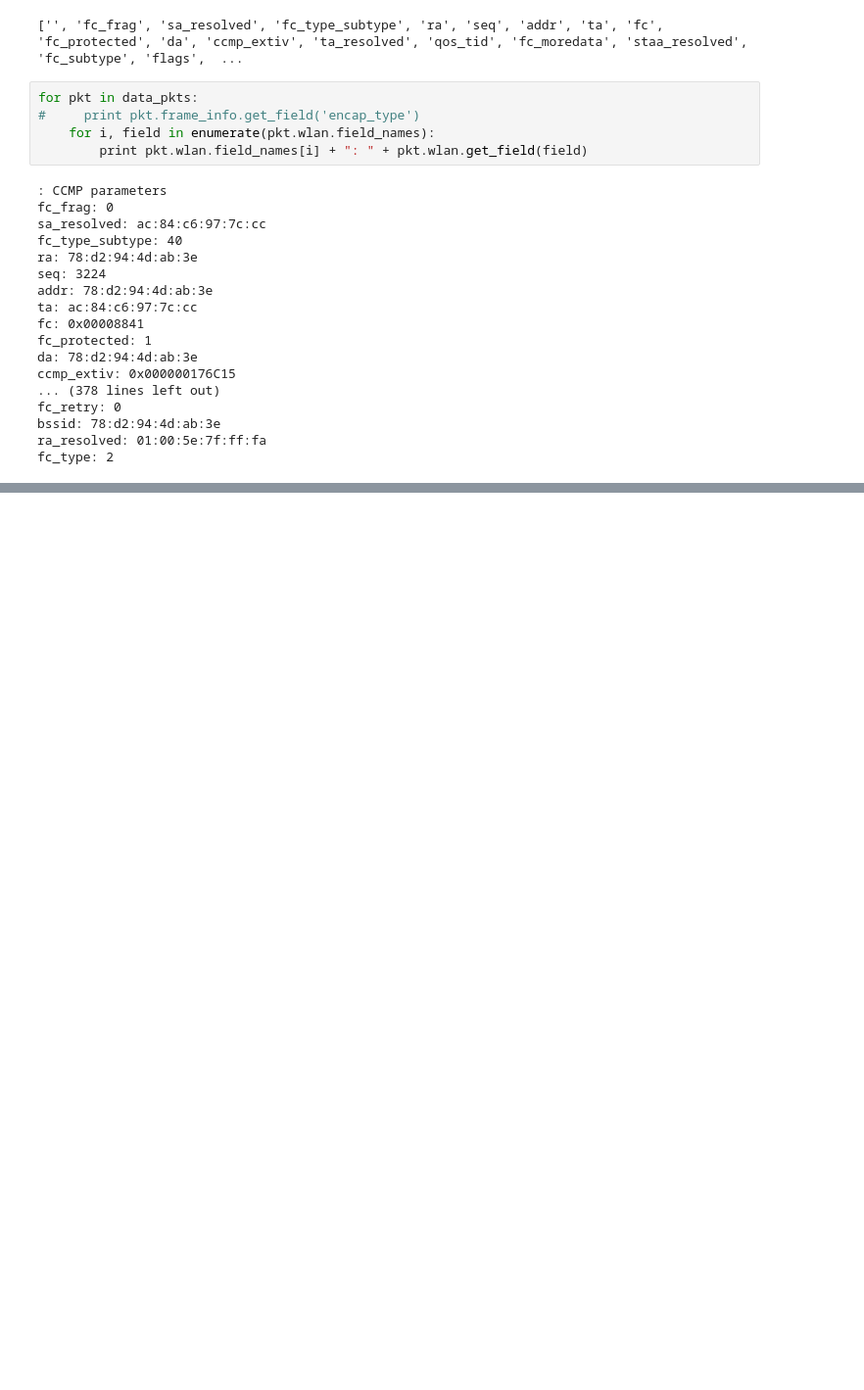
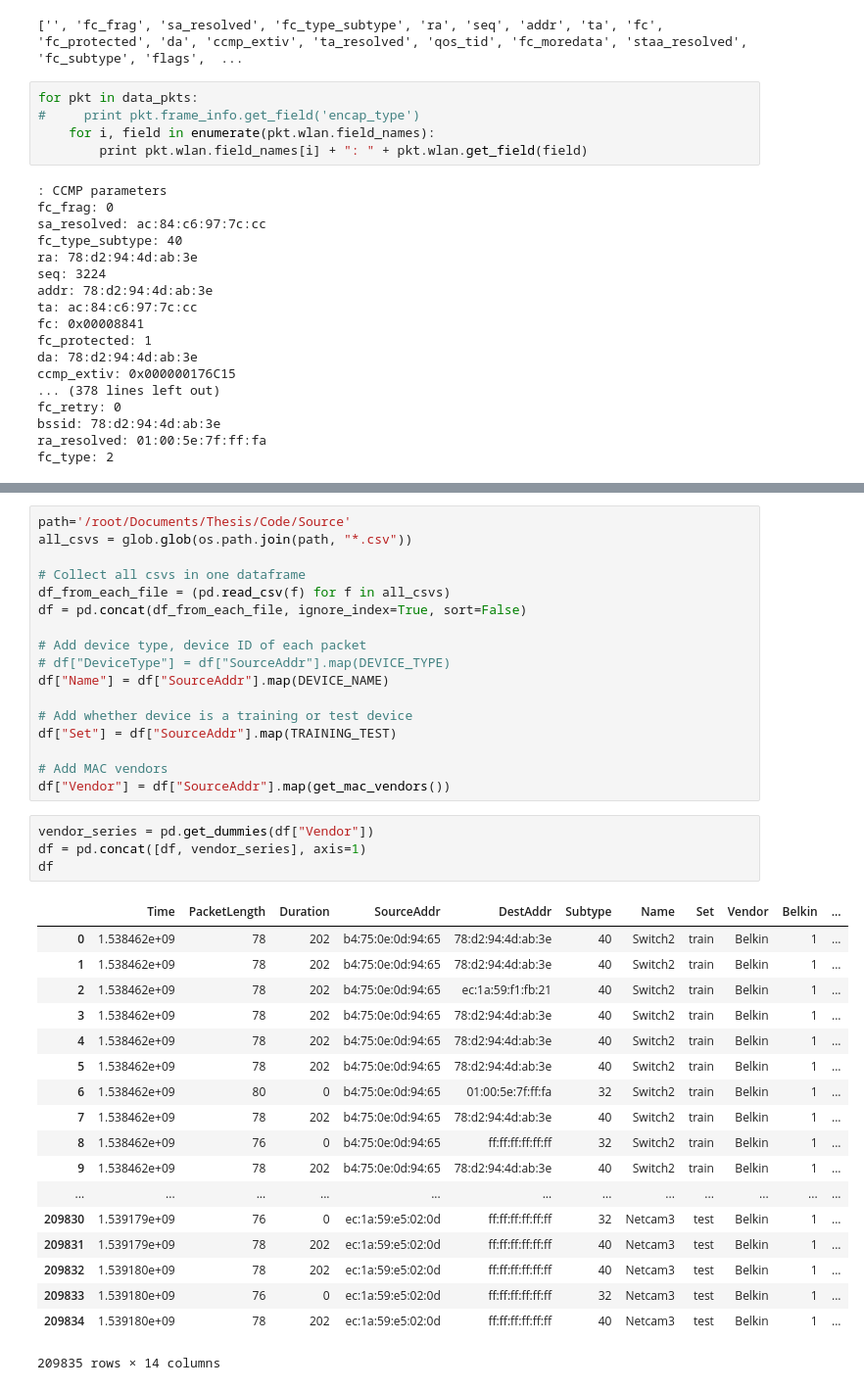
Before and after one commit to 7high/thesis, a Jupyter notebook: packet_explorer.ipynb, the cells around one changed output, grey strips where cells are left out. Shown at 98% size. Drawn from its saved outputs; the diff is of its cells as text; blank space fills up the shorter version.

Commit message:
Can extract wifi data packet type, MAC vendors. Dataframe has one-hot encoded for those two features. Ran classifiers: RF=.14, KNN=.62, LDA=.87

```diff
--- a/packet_explorer.ipynb
+++ b/packet_explorer.ipynb
@@ -56,0 +177,40 @@ fc_type: 2
+# %%
+path='/root/Documents/Thesis/Code/Source'
+all_csvs = glob.glob(os.path.join(path, "*.csv"))
+
+# Collect all csvs in one dataframe
+df_from_each_file = (pd.read_csv(f) for f in all_csvs)
+df = pd.concat(df_from_each_file, ignore_index=True, sort=False)
+
+# Add device type, device ID of each packet
+# df["DeviceType"] = df["SourceAddr"].map(DEVICE_TYPE)
+df["Name"] = df["SourceAddr"].map(DEVICE_NAME)
+
+# Add whether device is a training or test device
+df["Set"] = df["SourceAddr"].map(TRAINING_TEST)
+
+# Add MAC vendors
+df["Vendor"] = df["SourceAddr"].map(get_mac_vendors())
+# %%
+vendor_series = pd.get_dummies(df["Vendor"])
+df = pd.concat([df, vendor_series], axis=1)
+df
+# %% [output]
+|  | Time | PacketLength | Duration | SourceAddr | DestAddr | Subtype | Name | Set | Vendor | Belkin | ... |
+| 0 | 1.538462e+09 | 78 | 202 | b4:75:0e:0d:94:65 | 78:d2:94:4d:ab:3e | 40 | Switch2 | train | Belkin | 1 | ... |
+| 1 | 1.538462e+09 | 78 | 202 | b4:75:0e:0d:94:65 | 78:d2:94:4d:ab:3e | 40 | Switch2 | train | Belkin | 1 | ... |
+| 2 | 1.538462e+09 | 78 | 202 | b4:75:0e:0d:94:65 | ec:1a:59:f1:fb:21 | 40 | Switch2 | train | Belkin | 1 | ... |
+| 3 | 1.538462e+09 | 78 | 202 | b4:75:0e:0d:94:65 | 78:d2:94:4d:ab:3e | 40 | Switch2 | train | Belkin | 1 | ... |
+| 4 | 1.538462e+09 | 78 | 202 | b4:75:0e:0d:94:65 | 78:d2:94:4d:ab:3e | 40 | Switch2 | train | Belkin | 1 | ... |
+| 5 | 1.538462e+09 | 78 | 202 | b4:75:0e:0d:94:65 | 78:d2:94:4d:ab:3e | 40 | Switch2 | train | Belkin | 1 | ... |
+| 6 | 1.538462e+09 | 80 | 0 | b4:75:0e:0d:94:65 | 01:00:5e:7f:ff:fa | 32 | Switch2 | train | Belkin | 1 | ... |
+| 7 | 1.538462e+09 | 78 | 202 | b4:75:0e:0d:94:65 | 78:d2:94:4d:ab:3e | 40 | Switch2 | train | Belkin | 1 | ... |
+| 8 | 1.538462e+09 | 76 | 0 | b4:75:0e:0d:94:65 | ff:ff:ff:ff:ff:ff | 32 | Switch2 | train | Belkin | 1 | ... |
+| 9 | 1.538462e+09 | 78 | 202 | b4:75:0e:0d:94:65 | 78:d2:94:4d:ab:3e | 40 | Switch2 | train | Belkin | 1 | ... |
+| ... | ... | ... | ... | ... | ... | ... | ... | ... | ... | ... | ... |
+| 209830 | 1.539179e+09 | 76 | 0 | ec:1a:59:e5:02:0d | ff:ff:ff:ff:ff:ff | 32 | Netcam3 | test | Belkin | 1 | ... |
+| 209831 | 1.539179e+09 | 78 | 202 | ec:1a:59:e5:02:0d | ff:ff:ff:ff:ff:ff | 40 | Netcam3 | test | Belkin | 1 | ... |
+| 209832 | 1.539180e+09 | 78 | 202 | ec:1a:59:e5:02:0d | ff:ff:ff:ff:ff:ff | 40 | Netcam3 | test | Belkin | 1 | ... |
+| 209833 | 1.539180e+09 | 76 | 0 | ec:1a:59:e5:02:0d | ff:ff:ff:ff:ff:ff | 32 | Netcam3 | test | Belkin | 1 | ... |
+| 209834 | 1.539180e+09 | 78 | 202 | ec:1a:59:e5:02:0d | ff:ff:ff:ff:ff:ff | 40 | Netcam3 | test | Belkin | 1 | ... |
+209835 rows × 14 columns
```
Also changed, not shown: parts of 10 cells of this notebook, 1 other file.
